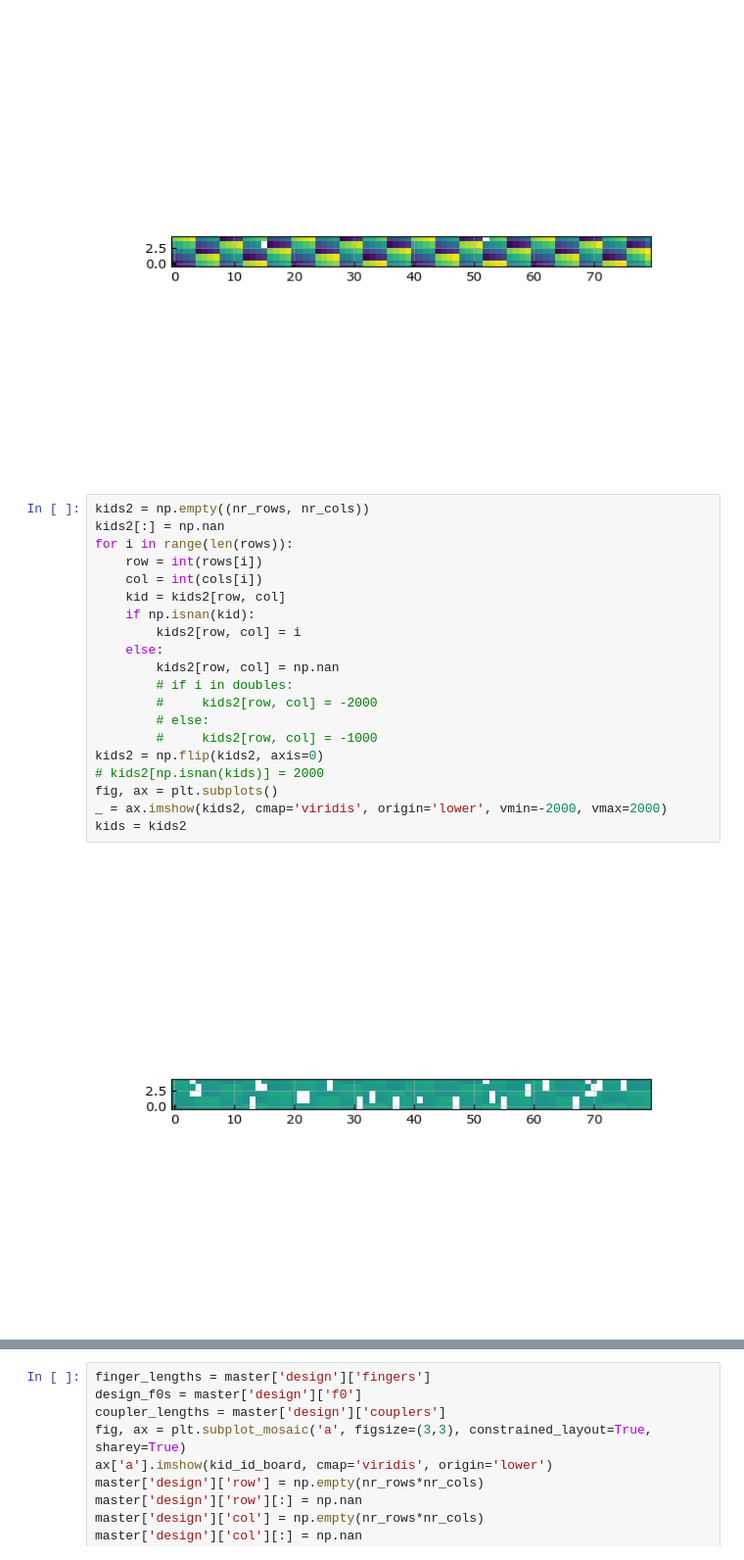
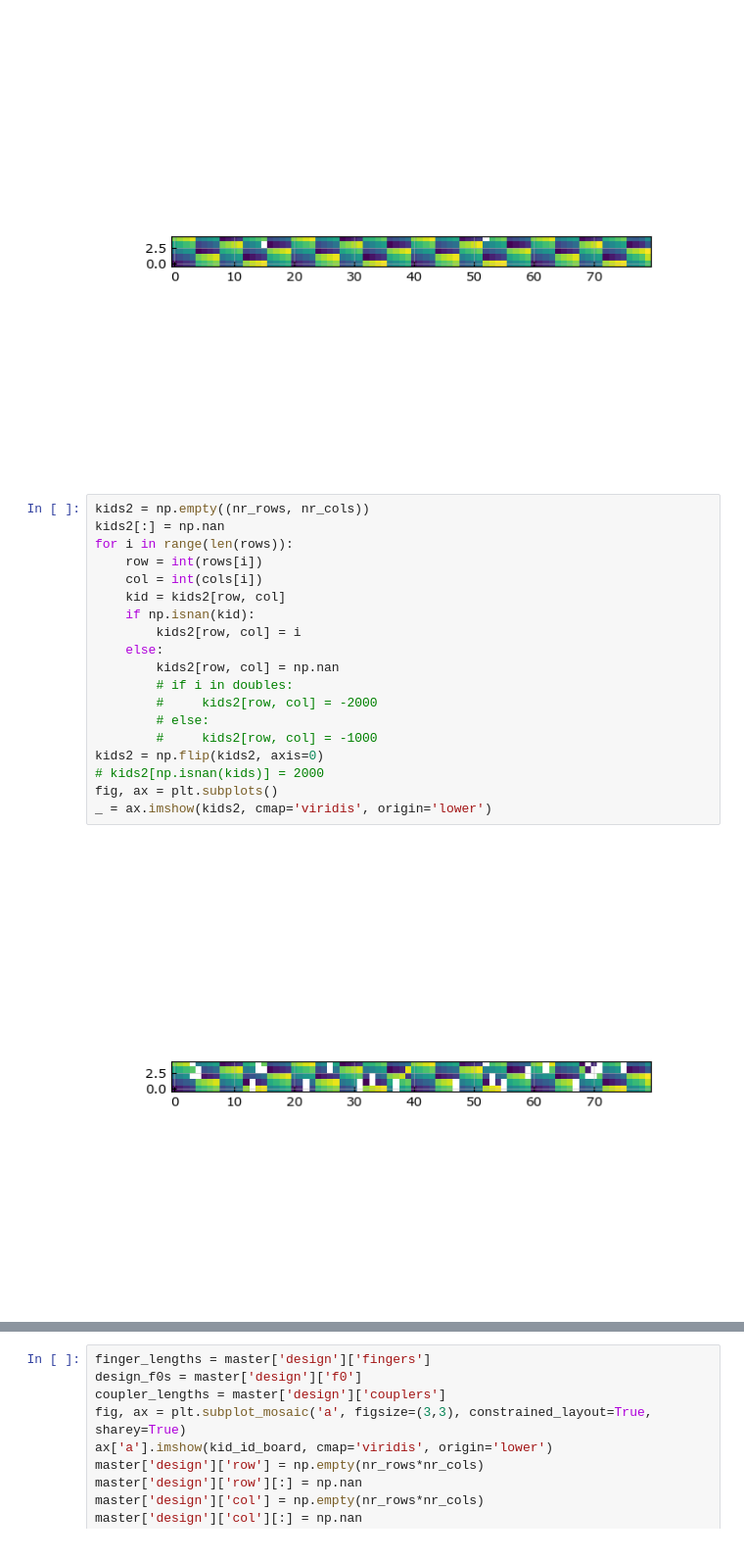
Before and after one commit to wilbertras/spatial-mapping, a Jupyter notebook: Mappings/LT402chip7/mapping_LT402chip7.ipynb, the cells around one changed output, grey strips where cells are left out. Shown at 98% size. Cells and saved outputs as stored; diff of their text form.

```diff
--- a/Mappings/LT402chip7/mapping_LT402chip7.ipynb
+++ b/Mappings/LT402chip7/mapping_LT402chip7.ipynb
@@ -754,22 +754,21 @@ ax.imshow(kids, origin='lower', cmap='viridis')
 # %%
 kids2 = np.empty((nr_rows, nr_cols))
 kids2[:] = np.nan
 for i in range(len(rows)):
     row = int(rows[i])
     col = int(cols[i])
     kid = kids2[row, col]
     if np.isnan(kid):
         kids2[row, col] = i
     else:
         kids2[row, col] = np.nan
         # if i in doubles:
         #     kids2[row, col] = -2000
         # else:
         #     kids2[row, col] = -1000
 kids2 = np.flip(kids2, axis=0)
 # kids2[np.isnan(kids)] = 2000
 fig, ax = plt.subplots()
-_ = ax.imshow(kids2, cmap='viridis', origin='lower', vmin=-2000, vmax=2000)
-kids = kids2
+_ = ax.imshow(kids2, cmap='viridis', origin='lower')
 # %% [output]
-[figure, old version]
+[figure, new version]
```
Also changed, not shown: parts of 4 cells of this notebook, 48 other files.
